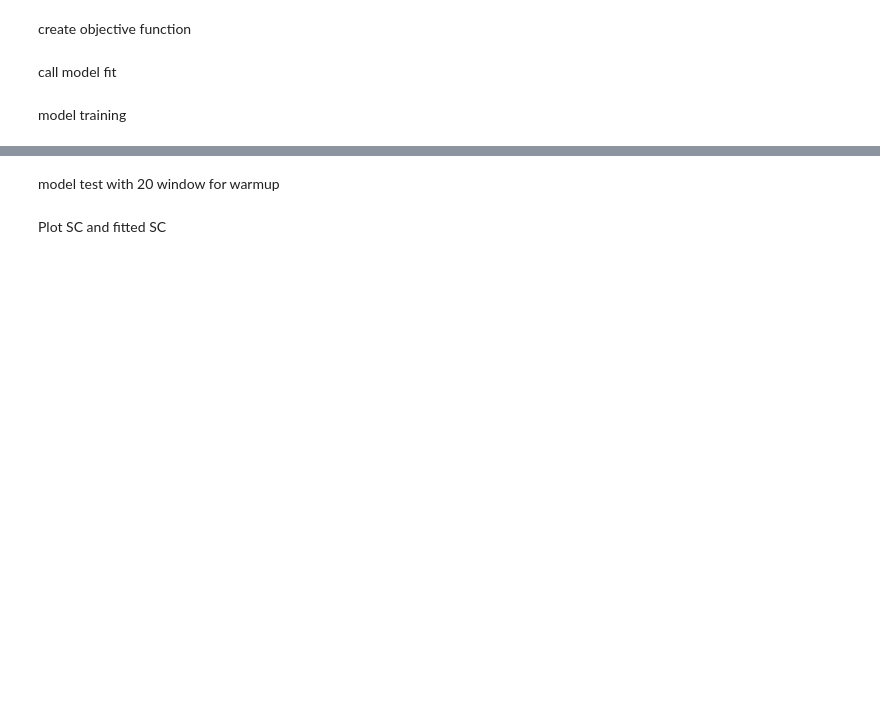
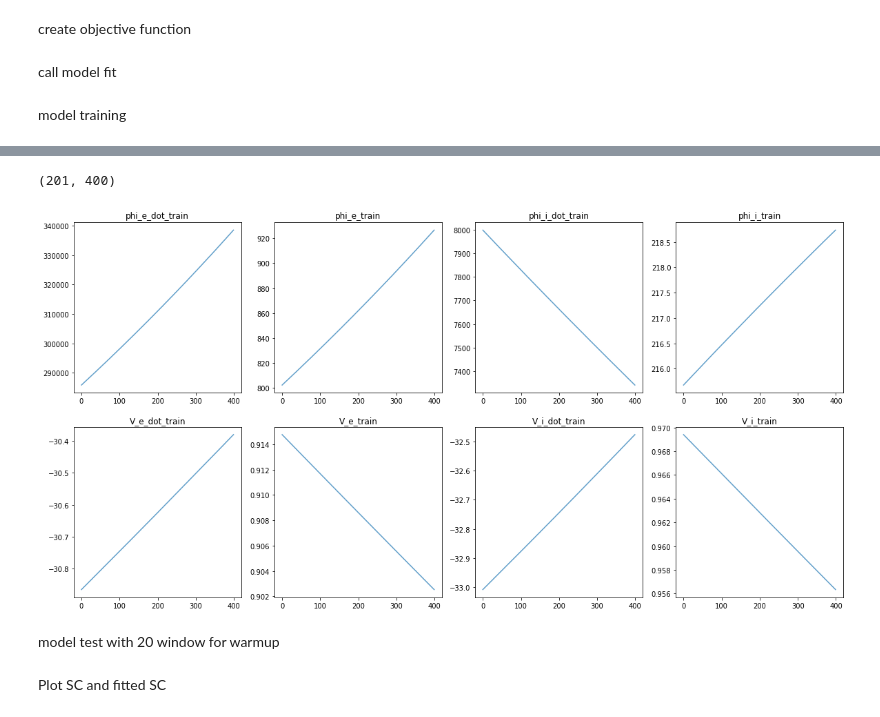
Before and after one commit to GriffithsLab/whobpyt, a Jupyter notebook: examples/eg004r__fitting_CT_example.ipynb, the cells around one changed output, grey strips where cells are left out. Saved outputs shown, nothing was run; the diff lists cells and outputs as text; code cells hidden in the pictures; blank space fills up the shorter version.

Commit message:
testing robinson model

```diff
--- a/examples/eg004r__fitting_CT_example.ipynb
+++ b/examples/eg004r__fitting_CT_example.ipynb
@@ -109,8 +109,8 @@ data_mean = dataloader(eeg_data.T, num_epoches, batch_size)
 # %% [markdown]
 get model parameters structure and define the fitted parameters by setting non-zero variance for the model
 # %%
-lm = np.zeros((output_size,200))
-lm_v = np.zeros((output_size,200))
-par = ParamsCT(nu_ee= [0.0528/1000, 0.00001], nu_ii= [0.0528/1000, 0.00001], nu_ei= [0.228/1000, 0.00001], lm=[lm, 1.0 * np.ones((output_size, 200))+lm_v]#k = [10, .3],
-               #cy0 = [5, 0], ki=[ki0, 0], k_aud=[k_aud0, 0], lm=[lm, 1.0 * np.ones((output_size, 200))+lm_v], \
-               )
+lm = np.zeros((output_size, 200))
+lm_v = np.zeros((output_size, 200))
+par = ParamsCT(nu_ee=[0.0528/1000, 0.00001], nu_ii=[0.0528/1000, 0.00001], nu_ei=[0.228/1000, 0.00001], lm=[lm, 1.0 * np.ones((output_size, 200))+lm_v],  # k = [10, .3],
+               # cy0 = [5, 0], ki=[ki0, 0], k_aud=[k_aud0, 0], lm=[lm, 1.0 * np.ones((output_size, 200))+lm_v], \
+               g=[100, 0], cy0=[5, 0.5])
@@ -117,7 +121,8 @@ par = ParamsCT(nu_ee= [0.0528/1000, 0.00001], nu_ii= [0.0528/1000, 0.00001], nu_
 # %% [markdown]
 call model want to fit
 # %%
-model = RNNROBINSON(node_size, batch_size, step_size, output_size, tr, sc, lm, dist, True, False, par)
+model = RNNROBINSON(node_size, batch_size, step_size,
+                    output_size, tr, sc, lm, dist, True, False, par)
 # %% [markdown]
 initial model parameters and set the fitted model parameter in Tensors
 # %%
@@ -142,7 +138,7 @@ F = Model_fitting(model, data_mean, num_epoches, ObjFun)
 # %% [markdown]
 model training
 # %%
-u = np.zeros((node_size,hidden_size,time_dim))
-u[:,:,110:120]= 0.45/1000
-F.train(u=u)
+u = np.zeros((node_size, hidden_size, time_dim))
+u[:, :, 110:120] = 0.15/1000
+F.train(u=u, learningrate=0.01)
 # %% [output]
@@ -167,3 +208,27 @@ ValueError: Input contains NaN.
+# %%
+np.shape(getattr(F.output_sim, 'V_e_train'))
+# %% [output]
+(201, 400)
+# %%
+params_toplot= ['phi_e_dot_train',
+ 'phi_e_train',
+ 'phi_i_dot_train',
+ 'phi_i_train',
+ 'V_e_dot_train',
+ 'V_e_train',
+ 'V_i_dot_train',
+ 'V_i_train']
+# %%
+fig,axes=plt.subplots(ncols=4,nrows=2,figsize=(20, 10))
+for n, param in enumerate(params_toplot):
+    ax = axes.ravel()[n]
+    ax.plot(getattr(F.output_sim,param).T.mean(axis=1), alpha=0.7)
+    # plt.plot(eeg_data[i, :].T, label='data')
+    ax.set(title=param)
+    # ax.legend()
+plt.show()
+# %% [output]
+[figure, added]
 # %% [markdown]
 model test with 20 window for warmup
 # %%
```
Also changed, not shown: parts of 18 cells of this notebook.
